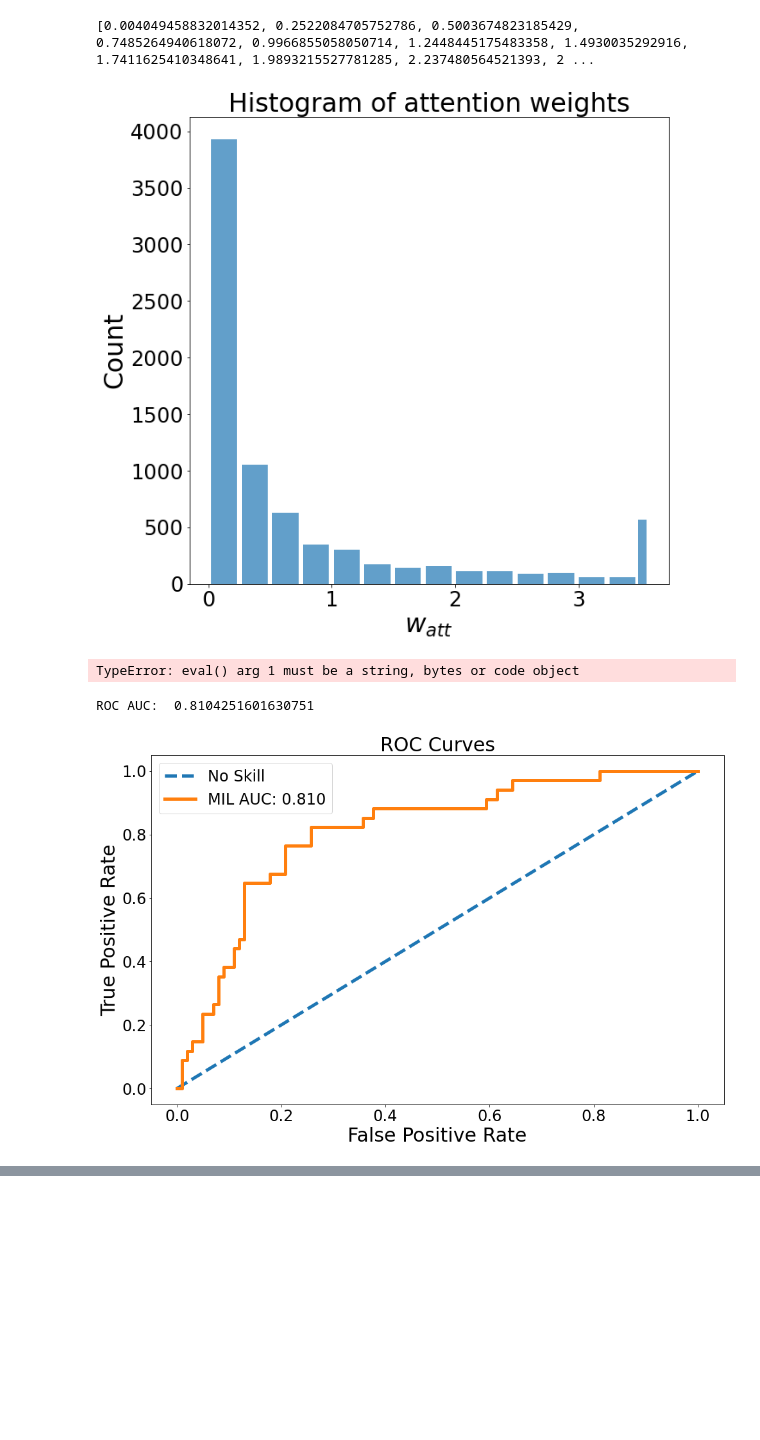
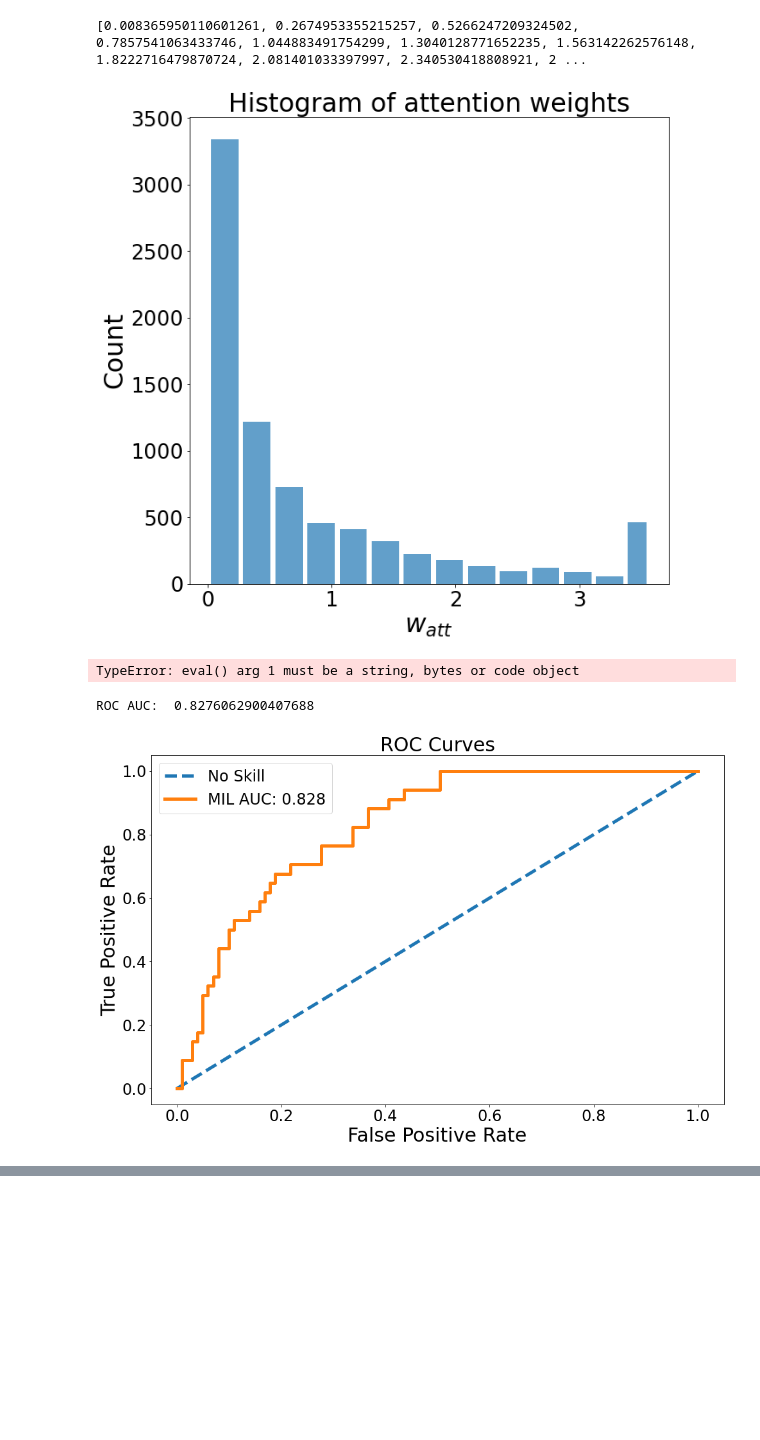
Before and after one commit to AgenoDrei/pad_classification, a Jupyter notebook: analysis_visualize_results.py.ipynb, the cells around one changed output, grey strips where cells are left out. Saved outputs shown, nothing was run; the diff lists cells and outputs as text; code cells hidden in the pictures.

```diff
--- a/analysis_visualize_results.py.ipynb
+++ b/analysis_visualize_results.py.ipynb
@@ -59,36 +59,36 @@ def get_normalized_weights(df, col_idx = 5, mode='extend'):
             acc_attention_weights.append(weights)
 
     #print(f'Number of attention weights: {len(acc_attention_weights) if mode=="extend" else len(acc_attention_weights[0])}, 'f' Number of Batches: {len(df_att)}')
     att_w = np.array(acc_attention_weights)
     return att_w
 
 #att_w = reject_outliers(att_w, m=2)
 
 num_bins = 150
 upper_value = 3.56
 #df_att = pd.read_csv('/home/simon/Code/krepelschrofen/MasterThesis/docs/training_mil_avg_0.744_0.700.csv')
 #df_att = pd.read_csv('~/Code/krepelschrofen/pad_classification/20201210_1635_fold5_PAD/49_last_pad_model_0.615.csv')
-df_att = pd.read_csv('/home/simon/Documents/Fused validation results/pad_mil_fused_results.csv')
+df_att = pd.read_csv('/home/simon/Documents/20210308_crossvalidation/fused.csv')
 att_w = get_normalized_weights(df_att)
 
 _, bin_edges = np.histogram(att_w, bins=num_bins)
 bin_edges = [b for b in bin_edges if b < upper_value] + [upper_value]
 att_w[att_w >= upper_value] = upper_value
 print(bin_edges)
 
 fig = plt.figure(figsize=(10., 10.))
 plt.hist(att_w, density=False, alpha=0.7, rwidth=0.85, bins=bin_edges)
 #mn, mx = plt.xlim()
 #kde_xs = np.linspace(mn, mx, 301)
 #kde = st.gaussian_kde(att_w)
 #plt.plot(kde_xs, kde.pdf(kde_xs), label="PDF")
 plt.ylabel('Count')
 plt.xlabel('$w_{att}$')
 plt.title("Histogram of attention weights")
 plt.savefig(os.path.join('/home/simon/Pictures', 'Histogram of attention weights.png'))
 # %% [output]
-[0.004049458832014352, 0.2522084705752786, 0.5003674823185429, 0.7485264940618072, 0.9966855058050714, 1.2448445175483358, 1.4930035292916, 1.7411625410348641, 1.9893215527781285, 2.237480564521393, 2 ...
+[0.008365950110601261, 0.2674953355215257, 0.5266247209324502, 0.7857541063433746, 1.044883491754299, 1.3040128771652235, 1.563142262576148, 1.8222716479870724, 2.081401033397997, 2.340530418808921, 2 ...
-[figure, old version]
+[figure, new version]
 # %%
 # Attention weight gallery
 img_path = '/home/simon/Pictures/val'
@@ -131,10 +131,18 @@ draw_image_grid(img_path, [p[0] for _, p in (random.sample(w_samples[:sample_iv]
 TypeError: eval() arg 1 must be a string, bytes or code object
 # %%
 # calc ROC AUC
-def get_roc_values(path, no_skill = False):
+def get_roc_values(path, no_skill = False, group_by_patient=False):
     df_att = pd.read_csv(path)
     df_val = df_att.iloc[:, :4]
-    df_val = df_val.groupby(['eye_id']).mean().reset_index()   # Average across bags
+
+    if group_by_patient:
+        df_val = df_val.groupby(['eye_id']).agg(
+            label=pd.NamedAgg(column='label', aggfunc='first'),
+            prediction=pd.NamedAgg(column='prediction', aggfunc=lambda x: 1 if np.mean(x) >= 0.5 else 0),
+            probability=pd.NamedAgg(column='probability', aggfunc='sum')
+        ).reset_index()
+
+    #df_val = df_val.groupby(['eye_id']).mean().reset_index()   # Average across bags
     ns_auc, ns_fpr, ns_tpr = 0, 0, 0
 
     if no_skill:
@@ -149,10 +157,17 @@ def get_roc_values(path, no_skill = False):
     return ((lr_auc, ns_auc), lr_fpr, lr_tpr, ns_fpr, ns_tpr) if no_skill else ((lr_auc, None), lr_fpr, lr_tpr, None, None)
 
 
-def get_prroc_values(path, no_skill = False):
+def get_prroc_values(path, no_skill = False, group_by_patient=False):
     df_att = pd.read_csv(path)
     df_val = df_att.iloc[:, :4]
-    df_val = df_val.groupby(['eye_id']).mean().reset_index()   # Average across bags
+
+    if group_by_patient:
+        df_val = df_val.groupby(['eye_id']).agg(
+            label=pd.NamedAgg(column='label', aggfunc='first'),
+            prediction=pd.NamedAgg(column='prediction', aggfunc=lambda x: 1 if np.mean(x) >= 0.5 else 0),
+            probability=pd.NamedAgg(column='probability', aggfunc='sum')
+        ).reset_index()
+
     precision, recall, ths = precision_recall_curve(df_val['label'], df_val['probability'])
     pr_auc = metrics.auc(recall, precision)
     ns = 0
@@ -166,7 +181,7 @@ def get_prroc_values(path, no_skill = False):
 
 
 #auc_mil, lr_fpr, lr_tpr, ns_fpr, ns_tpr = get_roc_values('/home/simon/Code/krepelschrofen/pad_classification/20201210_1703_fold6_PAD/49_last_pad_model_0.5.csv', no_skill=True)
-auc_mil, lr_fpr, lr_tpr, ns_fpr, ns_tpr = get_roc_values('~/Documents/Fused validation results/20201218_fused_results.csv', no_skill=True)
+auc_mil, lr_fpr, lr_tpr, ns_fpr, ns_tpr = get_roc_values('~/Documents/20210308_crossvalidation/fused.csv', no_skill=True, group_by_patient=False)
 #get_roc_values('../docs/training_mil_avg_0.744_0.700.csv', no_skill=True)
 #auc_nopre, lr_fpr_nopre, lr_tpr_nopre, _, _ = get_roc_values('../docs/training_mil_avg_svm_nopretraining.csv')
 #auc_nosvm, lr_fpr_nosvm, lr_tpr_nosvm, _, _ = get_roc_values('../docs/training_mil_avg_nosvm_pretrained.csv')
@@ -182,10 +197,10 @@ plt.ylabel('True Positive Rate')
 # plt.title(f'ROC AUC = {lr_auc:0.3f}')
 plt.title(f'ROC Curves')
 plt.legend() # show the legend
-plt.savefig('/home/simon/Pictures/pad_mil_roc_curve_fold6')
+plt.savefig('/home/simon/Pictures/20210308_pad_mil_roc_curve_fold6')
 # %% [output]
-ROC AUC:  0.8104251601630751
+ROC AUC:  0.8276062900407688
-[figure, old version]
+[figure, new version]
 # %%
 # Precision-recall curve
 
```
Also changed, not shown: parts of 1 cell of this notebook.
